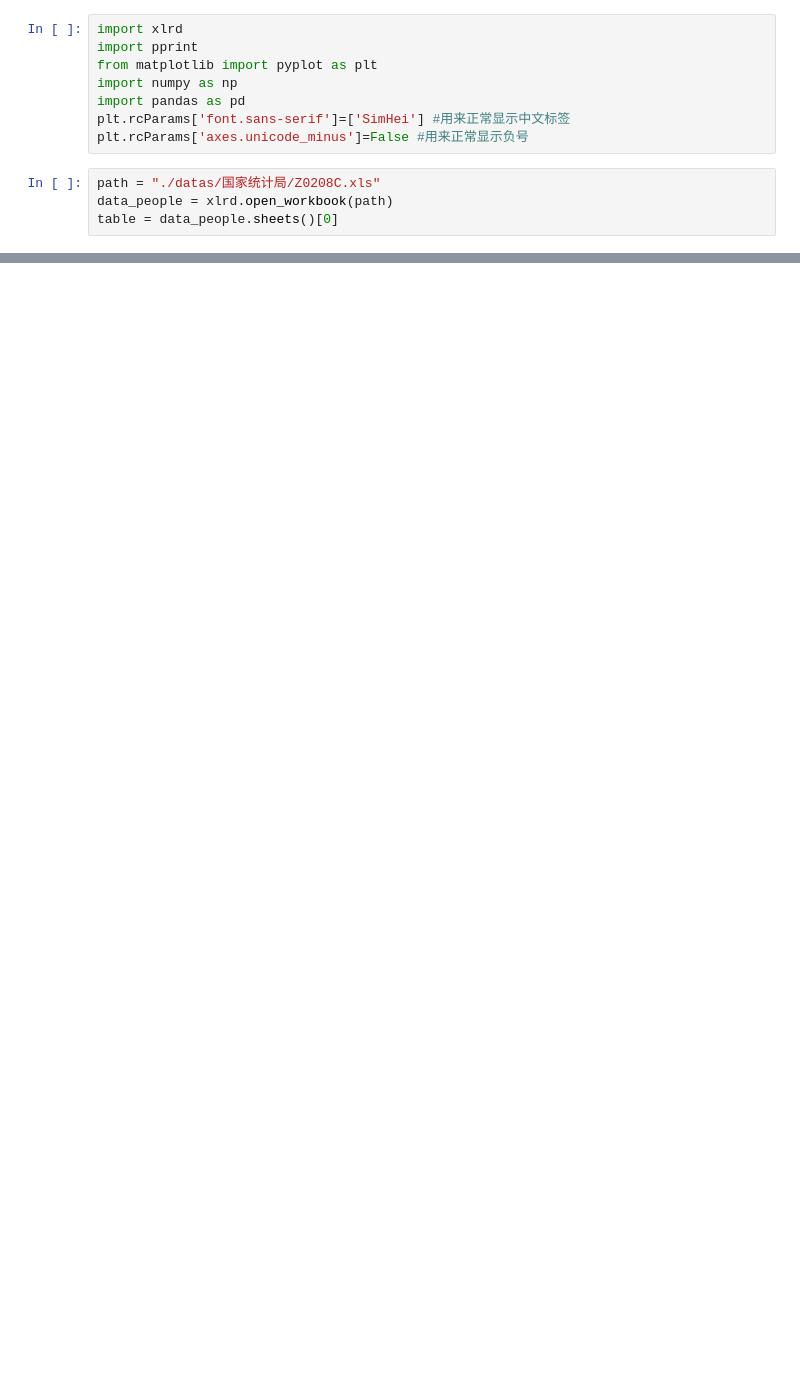
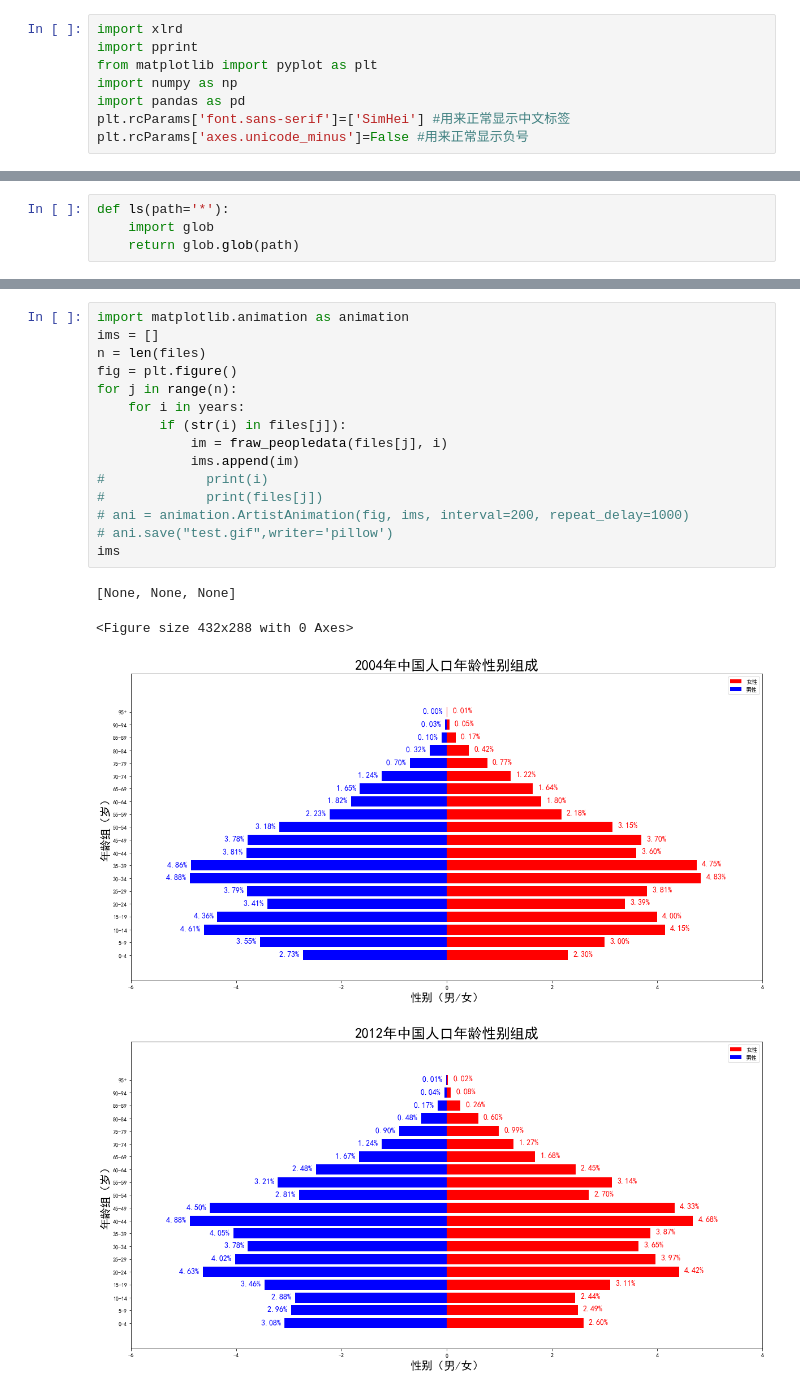
Before and after one commit to sanbeichahegongheguo/python_learn, a Jupyter notebook: chapter03-数据分析/练习/全国医保数据分析/中国人口变化分析.ipynb, the cells around one changed output, grey strips where cells are left out. Drawn from its saved outputs; the diff is of its cells as text; blank space fills up the shorter version.

```diff
--- a/chapter03-数据分析/练习/全国医保数据分析/中国人口变化分析.ipynb
+++ b/chapter03-数据分析/练习/全国医保数据分析/中国人口变化分析.ipynb
@@ -6,7 +8,3 @@ import numpy as np
 import pandas as pd
 plt.rcParams['font.sans-serif']=['SimHei'] #用来正常显示中文标签
 plt.rcParams['axes.unicode_minus']=False #用来正常显示负号
-# %%
-path = "./datas/国家统计局/Z0208C.xls"
-data_people = xlrd.open_workbook(path)
-table = data_people.sheets()[0]
@@ -44 +11,5 @@ male
+# %%
+def ls(path='*'):
+    import glob
+    return glob.glob(path)
 # %%
@@ -147,0 +66,20 @@ plt.legend(loc='lower right')
+# %%
+import matplotlib.animation as animation
+ims = []
+n = len(files)
+fig = plt.figure()
+for j in range(n):
+    for i in years:
+        if (str(i) in files[j]):
+            im = fraw_peopledata(files[j], i)
+            ims.append(im)
+#             print(i)
+#             print(files[j])
+# ani = animation.ArtistAnimation(fig, ims, interval=200, repeat_delay=1000)
+# ani.save("test.gif",writer='pillow')
+ims
+# %% [output]
+[None, None, None]
+<Figure size 432x288 with 0 Axes>
+[figure, added]
+[figure, added]
```
Also changed, not shown: parts of 21 cells of this notebook, 5 other files.
